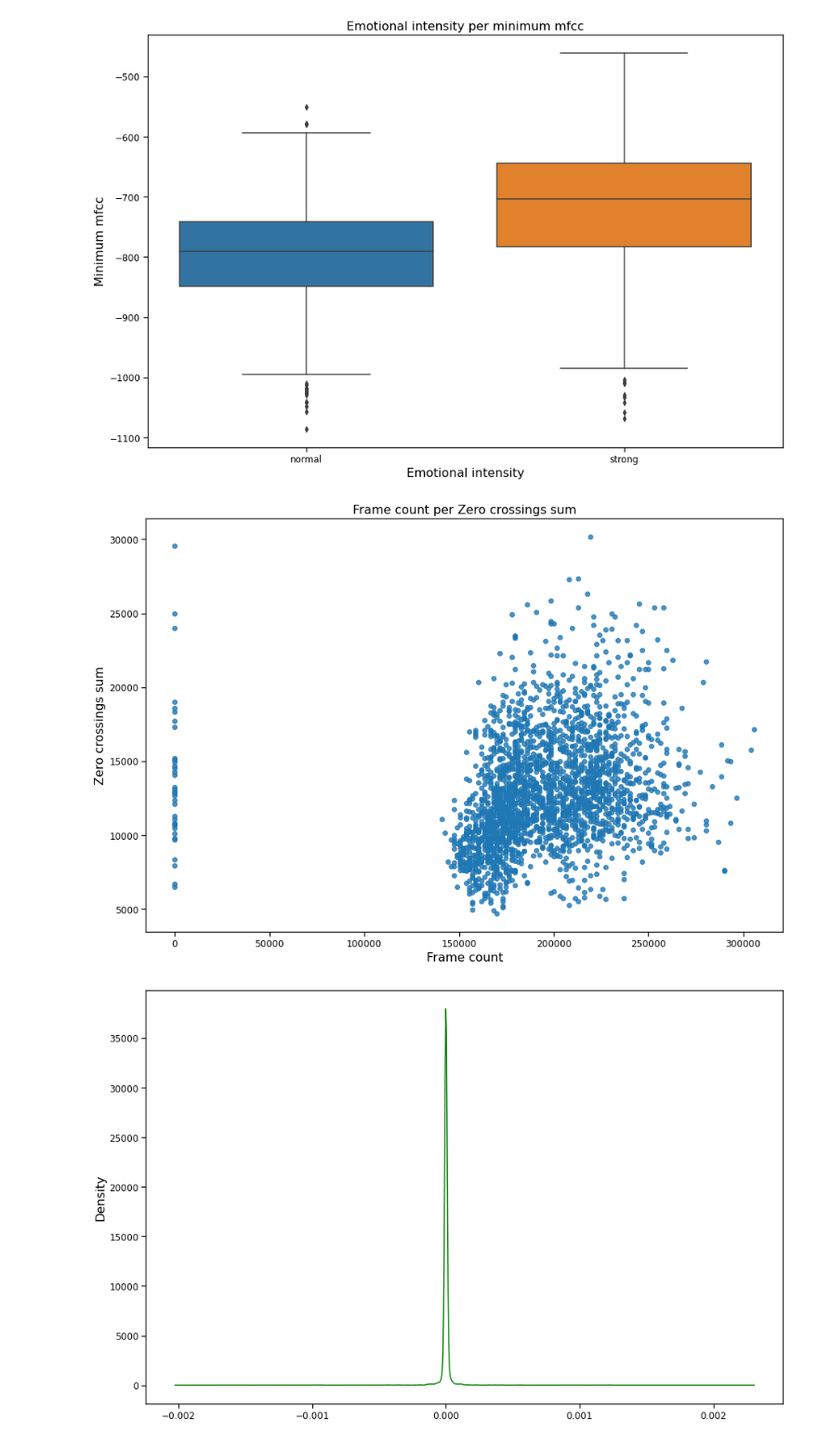
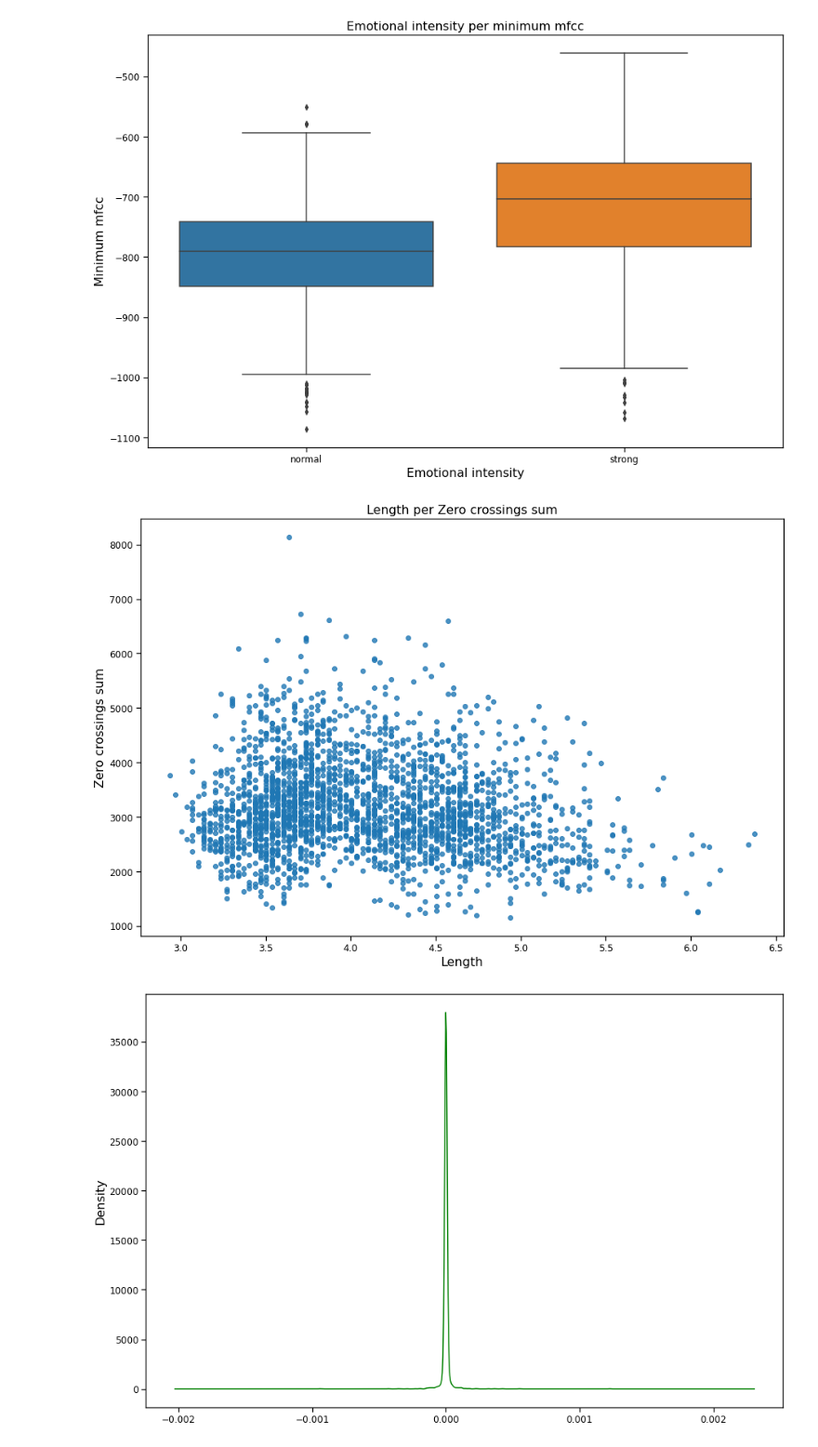
Before and after one commit to Claudio-95/DM22-23, a Jupyter notebook: Project_1st part.ipynb, the cells around one changed output. Shown at 93% size. Drawn from its saved outputs; the diff is of its cells as text; code cells hidden in the pictures.

```diff
--- a/Project_1st part.ipynb
+++ b/Project_1st part.ipynb
@@ -287,6 +287,7 @@ Emotion positivity mean: -0.3066884176182708
 Emotion positivity std: 0.822314828302787
 # %%
 df["length"] = df["length_ms"] / 1000
+df = df.drop(columns=["length_ms"])
 # %%
 df["zero_crossings_sum"]
 # %% [output]
@@ -303,8 +304,8 @@ df["zero_crossings_sum"]
 2451     9427
 Name: zero_crossings_sum, Length: 2452, dtype: int64
 # %%
-df["zero_crossing_rate"] = df["zero_crossings_sum"] / df["length"]
-df["zero_crossing_rate"]
+df["zero_crossings_rate"] = df["zero_crossings_sum"] / df["length"]
+df["zero_crossings_rate"]
 # %% [output]
 0       4547.765587
 1       3561.987705
@@ -321,3 +322,5 @@ Name: zero_crossing_rate, Length: 2452, dtype: float64
+# %%
+df = df.drop(columns=["zero_crossings_sum"])
 # %% [markdown]
 ### MFCC statistics
 # %%
@@ -704,3 +639,5 @@ plt.show()
+# %%
+df = df.drop(columns=["frame_count"])
 # %% [markdown]
 Also here we can see there are some uncorrect or missing values on _frame count_ axis.
 
@@ -786,14 +723,14 @@ plt.show()
 # %% [output]
 [figure]
 # %%
-sns.regplot(x = "frame_count", y = "zero_crossings_sum", fit_reg = False, data = df)
-plt.title("Frame count per Zero crossings sum")
-plt.xlabel("Frame count")
+sns.regplot(x = "length", y = "zero_crossings_rate", fit_reg = False, data = df)
+plt.title("Length per Zero crossings sum")
+plt.xlabel("Length")
 plt.ylabel("Zero crossings sum")
 #plt.savefig("scatter_fc-zcs.png")
 plt.show()
 # %% [output]
-[figure, old version]
+[figure, new version]
 # %%
 density = df["mean"].plot.density(color='green')
 # %% [output]
```
Also changed, not shown: parts of 52 cells of this notebook.
